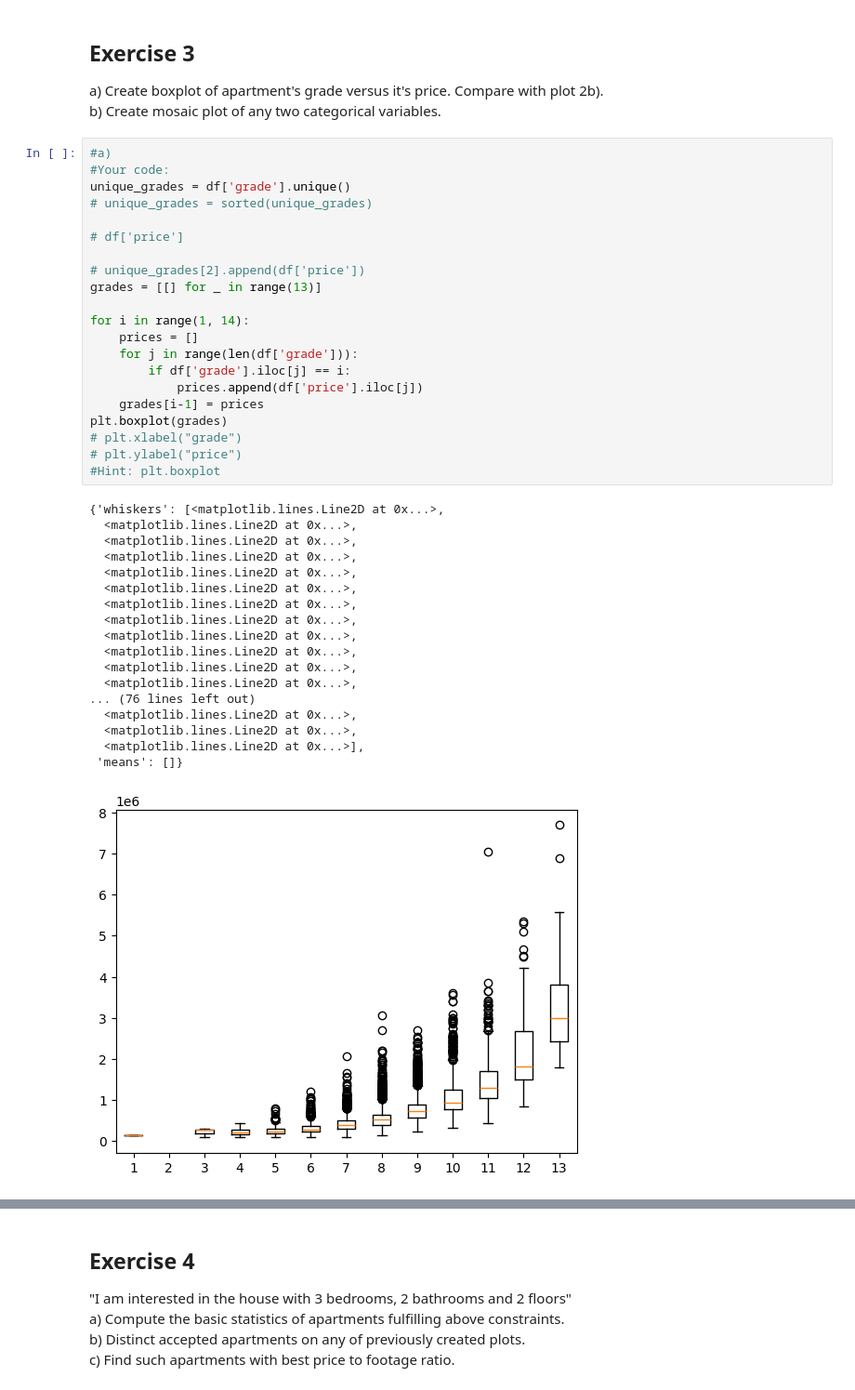
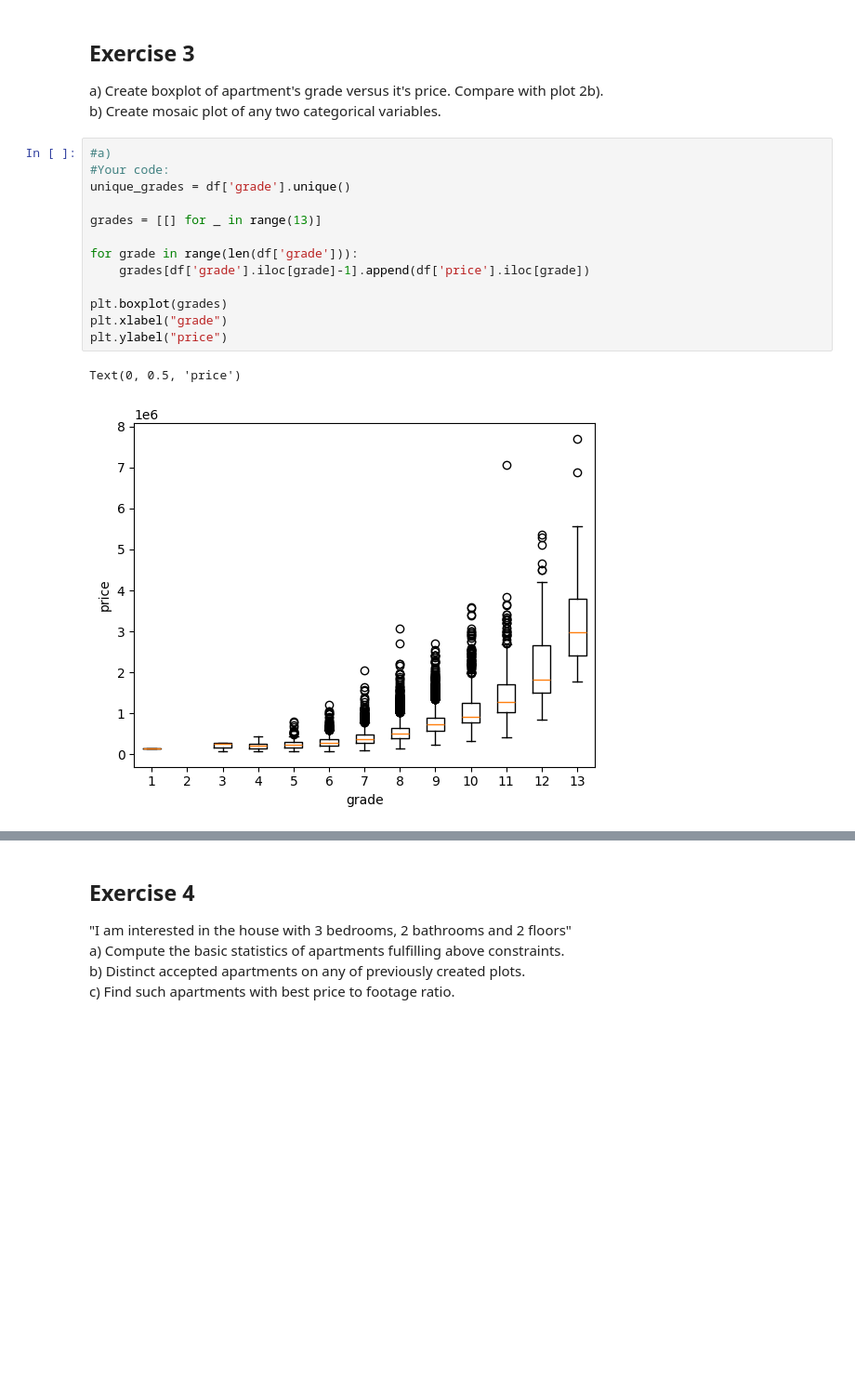
Before and after one commit to mawojcik/introduction_to_data_science, a Jupyter notebook: Lab_1/Assignment_1.ipynb, the cells around one changed output, grey strips where cells are left out. Shown at 93% size. Drawn from its saved outputs; the diff is of its cells as text; blank space fills up the shorter version.

```diff
--- a/Lab_1/Assignment_1.ipynb
+++ b/Lab_1/Assignment_1.ipynb
@@ -125,40 +126,16 @@ b) Create mosaic plot of any two categorical variables.
 # %%
 #a)
 #Your code:
 unique_grades = df['grade'].unique()
-# unique_grades = sorted(unique_grades)
 
-# df['price']
-
-# unique_grades[2].append(df['price'])
 grades = [[] for _ in range(13)]
 
-for i in range(1, 14):
-    prices = []
-    for j in range(len(df['grade'])):
-        if df['grade'].iloc[j] == i:
-            prices.append(df['price'].iloc[j])
-    grades[i-1] = prices
+for grade in range(len(df['grade'])):
+    grades[df['grade'].iloc[grade]-1].append(df['price'].iloc[grade])
+
 plt.boxplot(grades)
-# plt.xlabel("grade")
-# plt.ylabel("price")
-#Hint: plt.boxplot
+plt.xlabel("grade")
+plt.ylabel("price")
 # %% [output]
-{'whiskers': [<matplotlib.lines.Line2D at 0x...>,
-  <matplotlib.lines.Line2D at 0x...>,
-  <matplotlib.lines.Line2D at 0x...>,
-  <matplotlib.lines.Line2D at 0x...>,
-  <matplotlib.lines.Line2D at 0x...>,
-  <matplotlib.lines.Line2D at 0x...>,
-  <matplotlib.lines.Line2D at 0x...>,
-  <matplotlib.lines.Line2D at 0x...>,
-  <matplotlib.lines.Line2D at 0x...>,
-  <matplotlib.lines.Line2D at 0x...>,
-  <matplotlib.lines.Line2D at 0x...>,
-  <matplotlib.lines.Line2D at 0x...>,
-... (76 lines left out)
-  <matplotlib.lines.Line2D at 0x...>,
-  <matplotlib.lines.Line2D at 0x...>,
-  <matplotlib.lines.Line2D at 0x...>],
- 'means': []}
+Text(0, 0.5, 'price')
-[figure, old version]
+[figure, new version]
```
Also changed, not shown: parts of 4 cells of this notebook.
